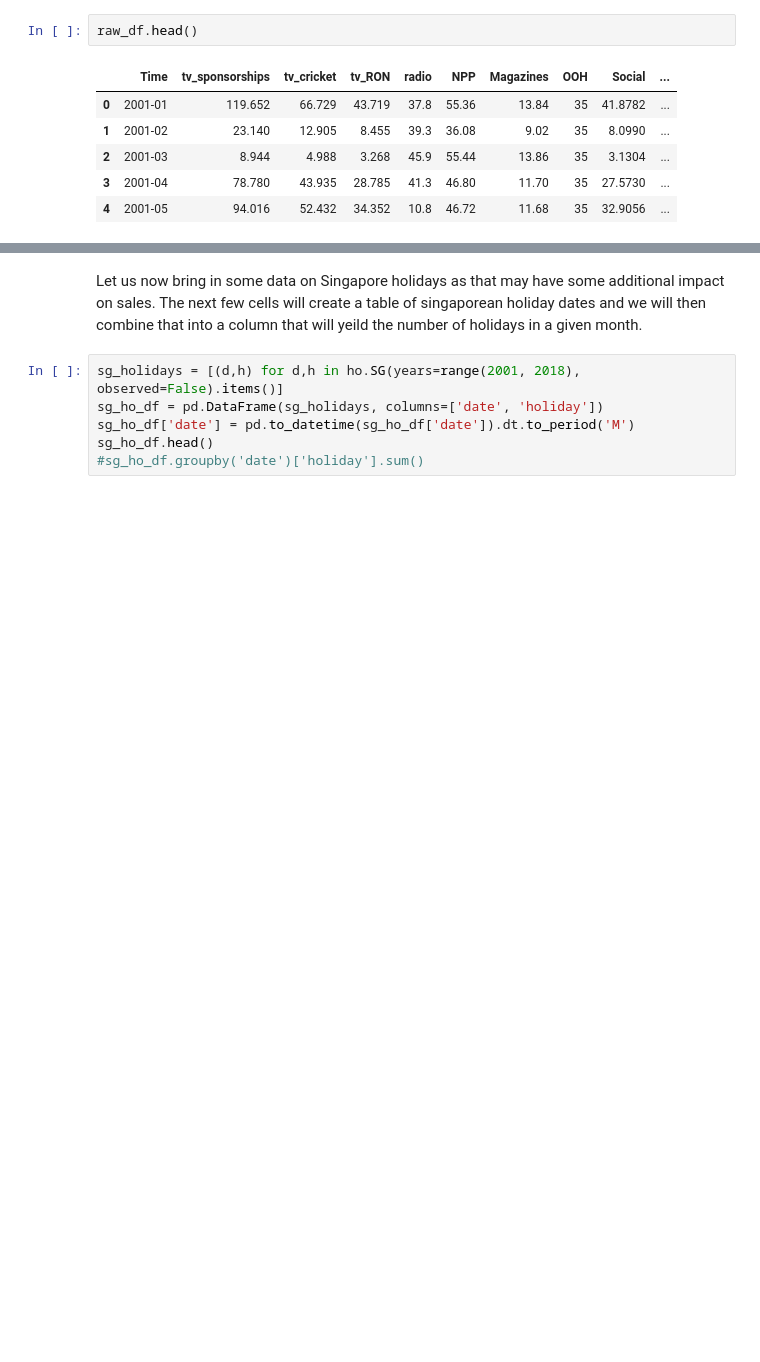
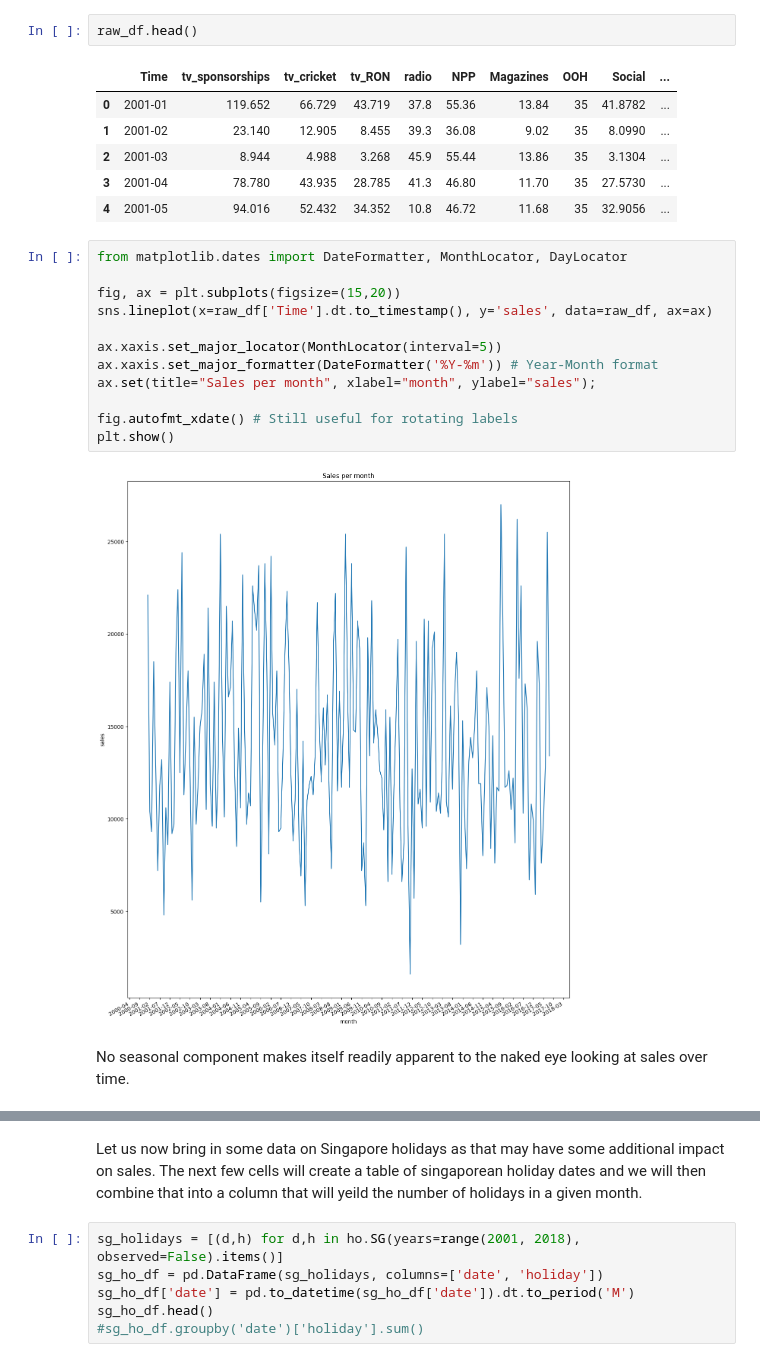
Before and after one commit to helios1014/marketing_mix_modeling, a Jupyter notebook: mmm.ipynb, the cells around one changed output, grey strips where cells are left out. Saved outputs shown, nothing was run; the diff lists cells and outputs as text; blank space fills up the shorter version.

```diff
--- a/mmm.ipynb
+++ b/mmm.ipynb
@@ -50,3 +54,19 @@ raw_df.head()
 | 2 | 2001-03 | 8.944 | 4.988 | 3.268 | 45.9 | 55.44 | 13.86 | 35 | 3.1304 | ... |
 | 3 | 2001-04 | 78.780 | 43.935 | 28.785 | 41.3 | 46.80 | 11.70 | 35 | 27.5730 | ... |
 | 4 | 2001-05 | 94.016 | 52.432 | 34.352 | 10.8 | 46.72 | 11.68 | 35 | 32.9056 | ... |
+# %%
+from matplotlib.dates import DateFormatter, MonthLocator, DayLocator
+
+fig, ax = plt.subplots(figsize=(15,20))
+sns.lineplot(x=raw_df['Time'].dt.to_timestamp(), y='sales', data=raw_df, ax=ax)
+
+ax.xaxis.set_major_locator(MonthLocator(interval=5))
+ax.xaxis.set_major_formatter(DateFormatter('%Y-%m')) # Year-Month format
+ax.set(title="Sales per month", xlabel="month", ylabel="sales");
+
+fig.autofmt_xdate() # Still useful for rotating labels
+plt.show()
+# %% [output]
+[figure, added]
+# %% [markdown]
+No seasonal component makes itself readily apparent to the naked eye looking at sales over time.
```
Also changed, not shown: parts of 15 cells of this notebook.
